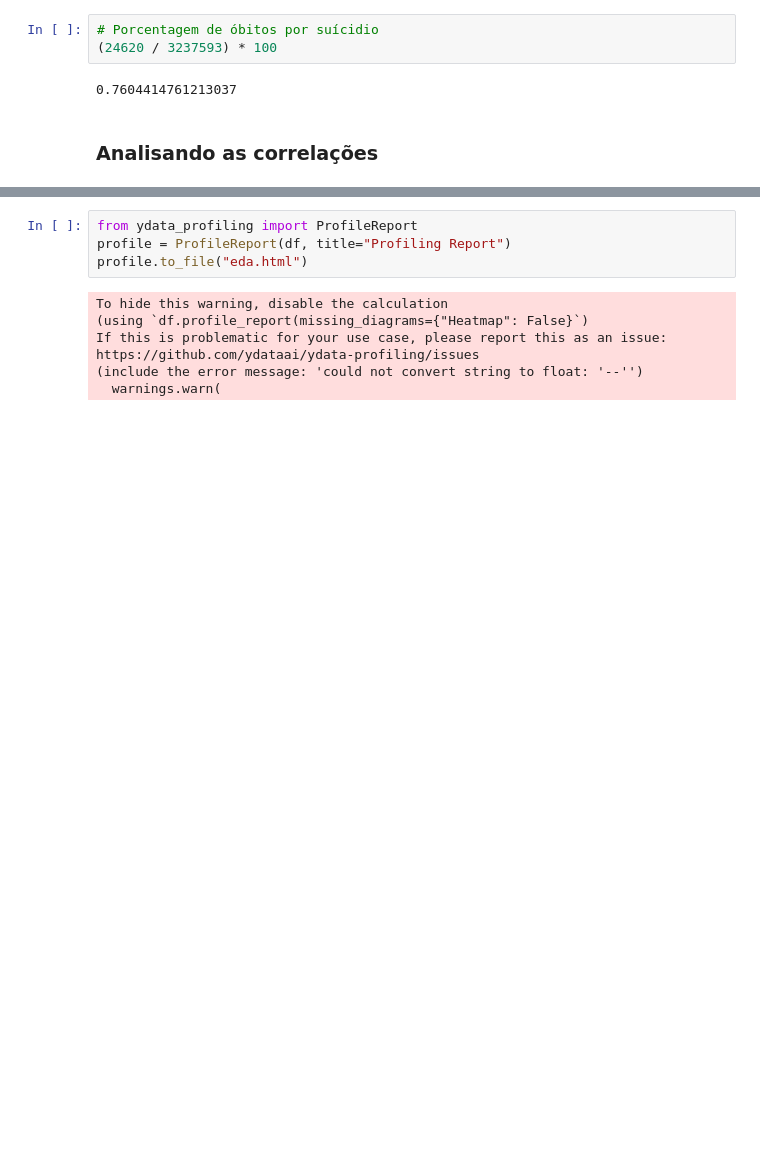
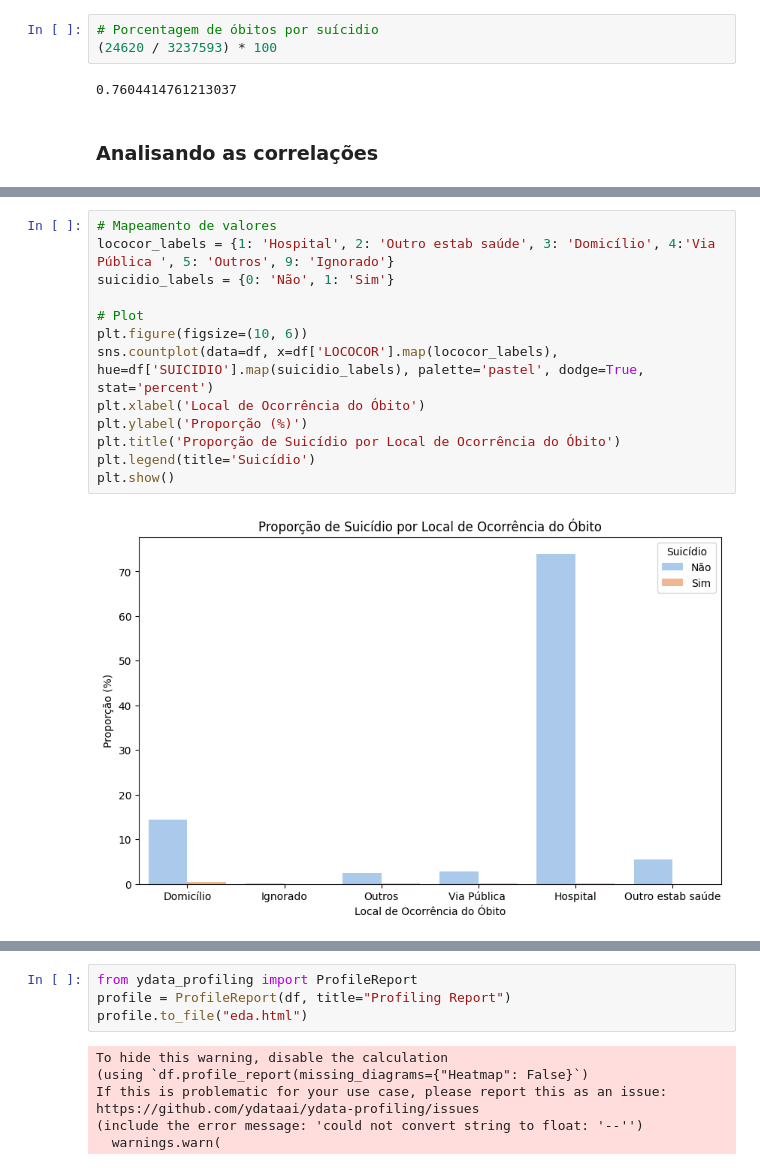
Before and after one commit to dougAlvs/apoio-a-vida, a Jupyter notebook: notebooks/eda.ipynb, the cells around one changed output, grey strips where cells are left out. Drawn from its saved outputs; the diff is of its cells as text; blank space fills up the shorter version.

```diff
--- a/notebooks/eda.ipynb
+++ b/notebooks/eda.ipynb
@@ -144,0 +185,15 @@ Name: count, dtype: int64
+# %%
+# Mapeamento de valores
+lococor_labels = {1: 'Hospital', 2: 'Outro estab saúde', 3: 'Domicílio', 4:'Via Pública ', 5: 'Outros', 9: 'Ignorado'}
+suicidio_labels = {0: 'Não', 1: 'Sim'}
+
+# Plot
+plt.figure(figsize=(10, 6))
+sns.countplot(data=df, x=df['LOCOCOR'].map(lococor_labels), hue=df['SUICIDIO'].map(suicidio_labels), palette='pastel', dodge=True, stat='percent')
+plt.xlabel('Local de Ocorrência do Óbito')
+plt.ylabel('Proporção (%)')
+plt.title('Proporção de Suicídio por Local de Ocorrência do Óbito')
+plt.legend(title='Suicídio')
+plt.show()
+# %% [output]
+[figure, added]
```
Also changed, not shown: parts of 13 cells of this notebook.
